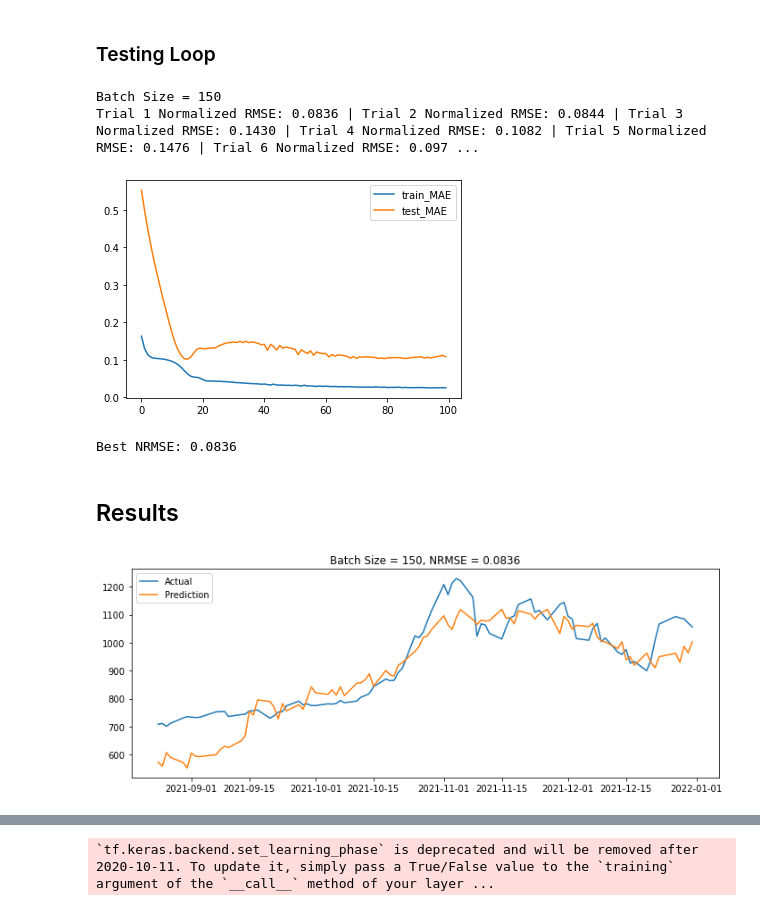
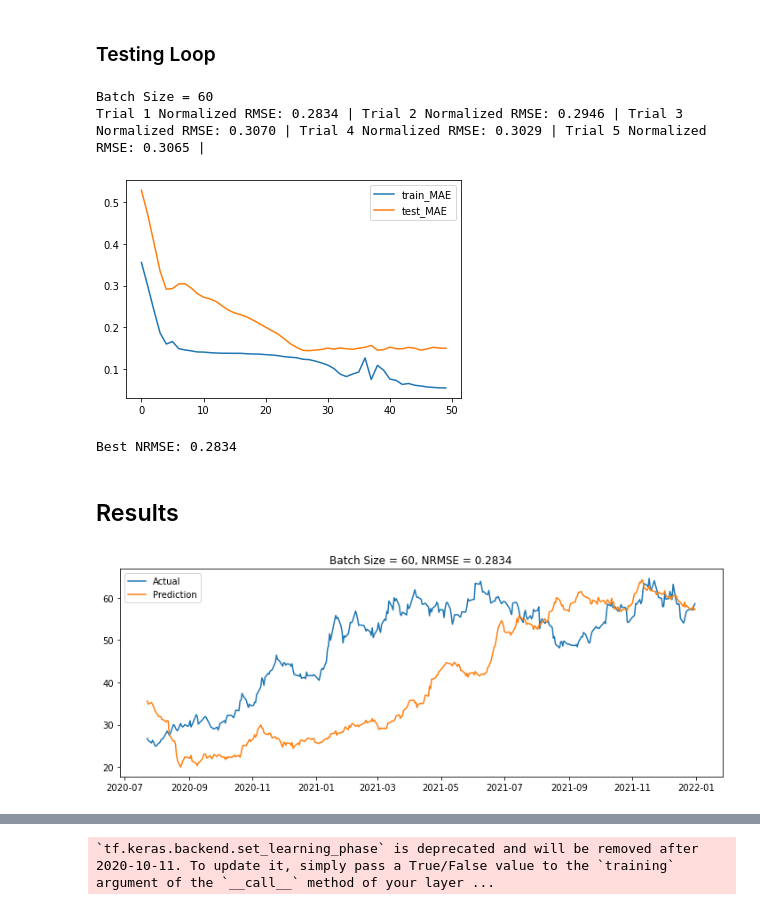
Before and after one commit to TLChilton/Senior_Capstone, a Jupyter notebook: Thomas/LSTMTestBed.ipynb, the cells around one changed output, grey strips where cells are left out. Drawn from its saved outputs; the diff is of its cells as text; code cells hidden in the pictures.

```diff
--- a/Thomas/LSTMTestBed.ipynb
+++ b/Thomas/LSTMTestBed.ipynb
@@ -49,11 +50,11 @@ from statistics import mean
 ## Preparing Data
 # %%
 # Loading Preprocessed Data File
-df = pd.read_csv("preprocessedTesla_MoreRecent.csv",usecols=['Date','Close','Tesla Trend','GM Trend','EV Trend','Coronavirus Trend','Month','Year'], parse_dates=['Date'],index_col=0)
-#df = pd.read_csv("preprocessedGM_MoreRecent.csv", parse_dates=['Date'],index_col=0)
+#df = pd.read_csv("preprocessedTesla_MoreRecent.csv",usecols=['Date','Close','Tesla Trend','GM Trend','EV Trend','Coronavirus Trend','Month','Year'], parse_dates=['Date'],index_col=0)
+df = pd.read_csv("preprocessedGM_MoreRecent.csv", parse_dates=['Date'],index_col=0)
 df.dropna(inplace=True)
 df = df.loc[(df.index >= '2019-01-01')]
 
 print(df.shape)
-df.head()
+df.head(1)
 # %% [output]
@@ -67,0 +69,3 @@ df.head()
+# %%
+df.drop(df.columns.difference(['Date','Close','Tesla Trend','Musk Trend','GM Trend','EV Trend','Coronavirus Trend','Month','Day of the Month','Day of the Week','Year']), 1, inplace=True)
+df.head(3)
@@ -126,8 +139,8 @@ values = values.astype('float32')
 scaler = MinMaxScaler(feature_range=(0,1))
 scaled = scaler.fit_transform(values)
 # %%
-n_in = 10                # look back
-n_out =  91              # look forward
+n_in = 40                # look back
+n_out =  365             # look forward
 n_predict = 1          # n_predict = number of data points you want to predict / n_out
 percent_train = 0.70    # percent as decimal
 
@@ -198,13 +211,13 @@ def fit_lstm(train_X, train_y, test_X, test_y, n_out, batch_size, n_epochs, n_ne
 from sklearn.metrics import mean_squared_error
 
 # Adjustable Hyperparameters
-n_trials = 8
-n_epochs = 100
-batch_size = 150
+n_trials = 5
+n_epochs = 50
+batch_size = 60
 n_neurons = 40
 dropout = 0.05                                      # default is 0.0
 learning_rate = 0.001                               # default is 0.001
-testingArray = [150]
+testingArray = [60]
 verbose = 0                                         # 0, 1, or 2
 thingTested = "Batch Size"                       # just for output purposes
 
@@ -230,37 +243,37 @@ for testingThing in testingArray:
             dropout=dropout,
             lr=learning_rate,
             v=verbose
         )
         # Make Prediction
         yhat = model.predict(predict_X)
         inv_yhat = scaler.inverse_transform(yhat.reshape(-1,1)).reshape(n_out*n_predict)
         # calculate RMSE and NRMSE
         rmse = sqrt(mean_squared_error(inv_y, inv_yhat))
         normalized_rmse = rmse/(mean(inv_y))
         print('Normalized RMSE: %.4f | ' % normalized_rmse, end="")
         # Store the model with the best NRMSE
         if testingThing not in results["best_nrmse"] or normalized_rmse < results["best_nrmse"][testingThing]:
             results["best_nrmse"][testingThing] = normalized_rmse
             results["best_history"][testingThing] = history
             results["best_invyhat"][testingThing] = inv_yhat
             results["best_model"][testingThing] = model
             if "overall_best" not in results["best_nrmse"] or normalized_rmse < results["best_nrmse"]["overall_best"]:
                 results["best_nrmse"]["overall_best"] = normalized_rmse
                 results["best_history"]["overall_best"] = history
                 results["best_invyhat"]["overall_best"] = inv_yhat
                 results["best_model"]["overall_best"] = model
     print()
     pyplot.figure()
     pyplot.plot(results["best_history"][testingThing].history['loss'], label='train_MAE')
     pyplot.plot(results["best_history"][testingThing].history['val_loss'], label='test_MAE')
     pyplot.legend()
     pyplot.show()
     print("Best NRMSE: %.4f\n" %(results["best_nrmse"][testingThing]))
 # %% [output]
-Batch Size = 150
-Trial 1 Normalized RMSE: 0.0836 | Trial 2 Normalized RMSE: 0.0844 | Trial 3 Normalized RMSE: 0.1430 | Trial 4 Normalized RMSE: 0.1082 | Trial 5 Normalized RMSE: 0.1476 | Trial 6 Normalized RMSE: 0.097 ...
+Batch Size = 60
+Trial 1 Normalized RMSE: 0.2834 | Trial 2 Normalized RMSE: 0.2946 | Trial 3 Normalized RMSE: 0.3070 | Trial 4 Normalized RMSE: 0.3029 | Trial 5 Normalized RMSE: 0.3065 |
-[figure, old version]
+[figure, new version]
-Best NRMSE: 0.0836
+Best NRMSE: 0.2834
 # %% [markdown]
 ## Results
 # %%
@@ -282,7 +295,7 @@ for testingThing in testingArray:
 pyplot.tight_layout()
 pyplot.show()
 # %% [output]
-[figure, old version]
+[figure, new version]
 # %%
 inv_yhat = results["best_invyhat"]["overall_best"]
 numQuarters = floor((n_out*n_predict) / 91)
```
Also changed, not shown: parts of 8 cells of this notebook.
